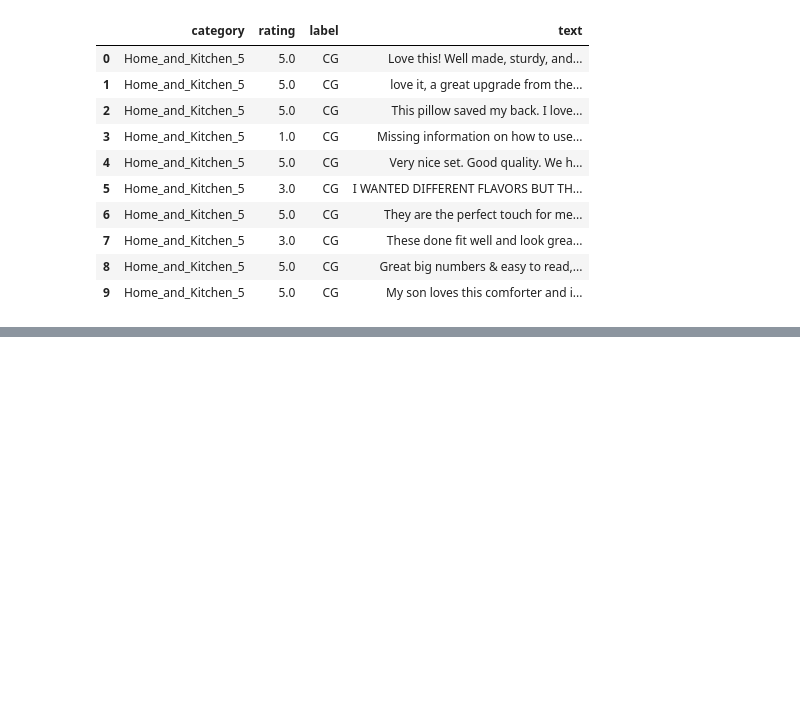
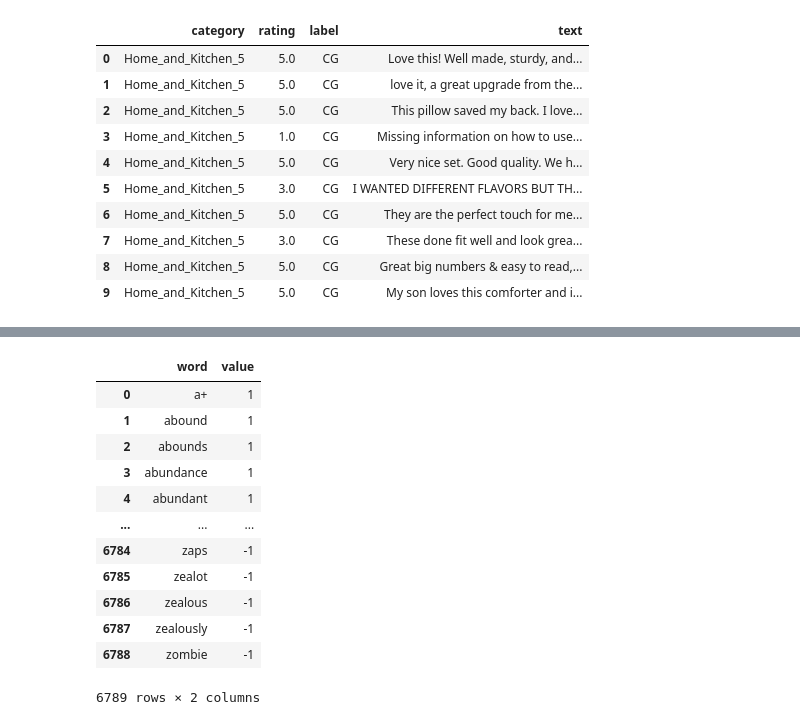
Before and after one commit to MrDahaniel/uisFiles, a Jupyter notebook: 7mo Semestre/Inteligencia Artificial/ProyectoFinal/WhoReviewsTheReviews.ipynb, the cells around one changed output, grey strips where cells are left out. Drawn from its saved outputs; the diff is of its cells as text; code cells hidden in the pictures; blank space fills up the shorter version.

```diff
--- a/7mo Semestre/Inteligencia Artificial/ProyectoFinal/WhoReviewsTheReviews.ipynb
+++ b/7mo Semestre/Inteligencia Artificial/ProyectoFinal/WhoReviewsTheReviews.ipynb
@@ -112,0 +85,19 @@ data.head(10)
+# %%
+#@title <i>Sentimental Lexicon Dataset
+
+data_lexicon = pd.read_csv('https://raw.githubusercontent.com/Gacrucis/WhoReviewsTheReviews/main/lexicon.csv')
+data_lexicon
+# %% [output]
+|  | word | value |
+| 0 | a+ | 1 |
+| 1 | abound | 1 |
+| 2 | abounds | 1 |
+| 3 | abundance | 1 |
+| 4 | abundant | 1 |
+| ... | ... | ... |
+| 6784 | zaps | -1 |
+| 6785 | zealot | -1 |
+| 6786 | zealous | -1 |
+| 6787 | zealously | -1 |
+| 6788 | zombie | -1 |
+6789 rows × 2 columns
```
Also changed, not shown: parts of 26 cells of this notebook, 4 other files.
